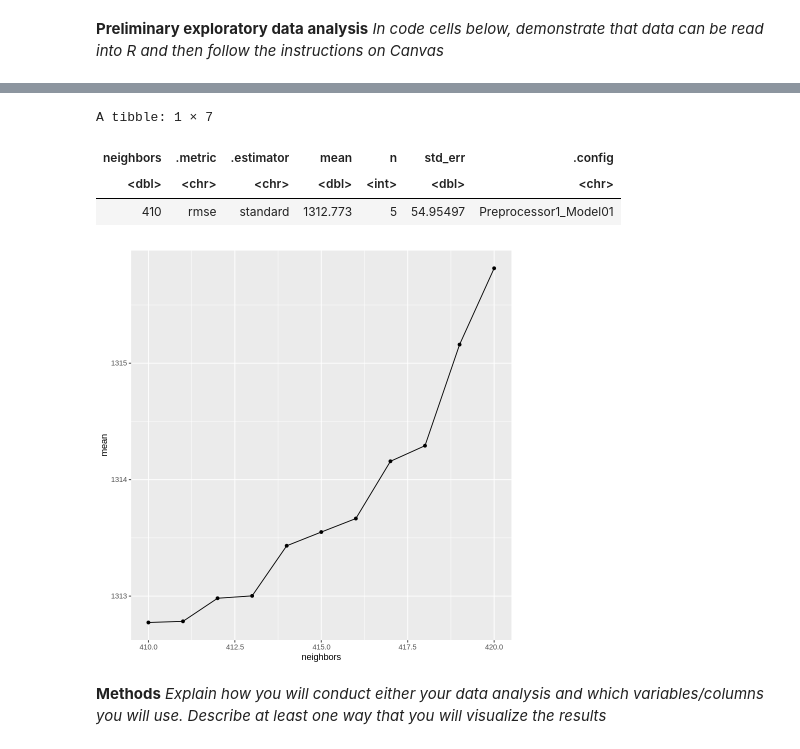
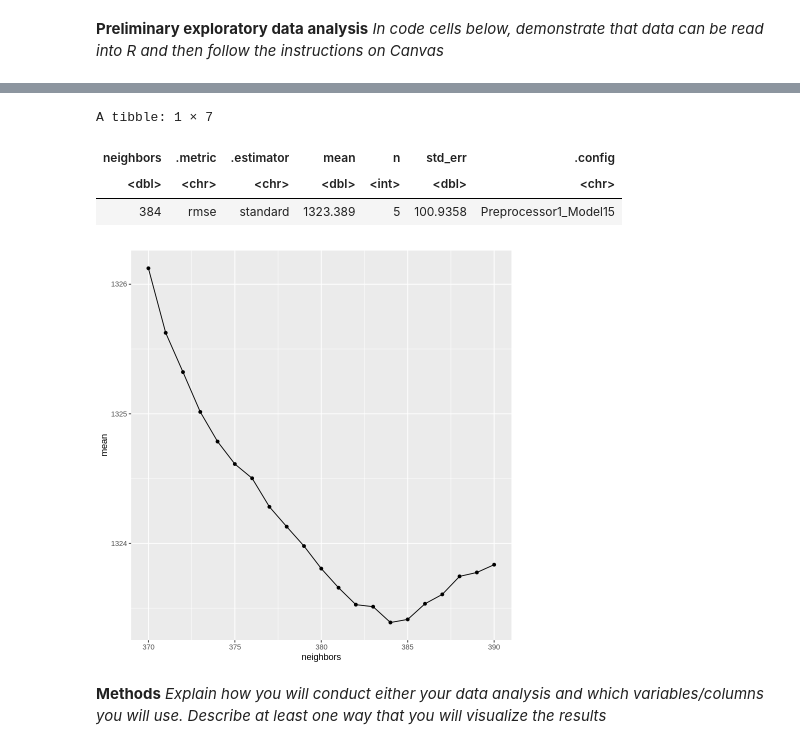
Before and after one commit to EliNAdr/DSCI-100_007-13, a Jupyter notebook: Proposal.ipynb, the cells around one changed output, grey strips where cells are left out. Cells and saved outputs as stored; diff of their text form; code cells hidden in the pictures.

```diff
--- a/Proposal.ipynb
+++ b/Proposal.ipynb
@@ -97,42 +113,42 @@ A tibble: 1 × 7
 # %%
-# k = 410 - v = 5 - mean = 1312.773
-set.seed(5555)
+# k = 384 - v = 5 - mean = 1323.389
+set.seed(4892)
 
 lose_recipe <- recipe(loser_rank_points ~ loser_ht, data = loser_train) |>
   step_scale(all_predictors()) |>
   step_center(all_predictors())
 
 lose_spec <- nearest_neighbor(weight_func = "rectangular", neighbors = tune()) |>
   set_engine("kknn") |>
   set_mode("regression")
 
 lose_workflow <- workflow() |>
   add_recipe(lose_recipe) |>
   add_model(lose_spec)
-#win_workflow
+#lose_workflow
 
 lose_vfold <- vfold_cv(loser_train, v = 5, strata = loser_rank_points)
 
-gridvals <- tibble(neighbors = seq(from = 410, to = 420, by = 1))
+gridvals <- tibble(neighbors = seq(from = 370, to = 390, by = 1))
 
 lose_results <- lose_workflow |>
   tune_grid(resamples = lose_vfold, grid = gridvals) |>
   collect_metrics() |>
   filter(.metric == "rmse")
-#win_results
+#lose_results
 
 lose_min <- lose_results |>
   filter(mean == min(mean))
 lose_min
 
 k_selec <- ggplot(lose_results, aes(x = neighbors, y = mean)) + geom_point() + geom_line()
 k_selec
 # %% [output]
 A tibble: 1 × 7
 | neighbors | .metric | .estimator | mean | n | std_err | .config |
 | <dbl> | <chr> | <chr> | <dbl> | <int> | <dbl> | <chr> |
-| 410 | rmse | standard | 1312.773 | 5 | 54.95497 | Preprocessor1_Model01 |
+| 384 | rmse | standard | 1323.389 | 5 | 100.9358 | Preprocessor1_Model15 |
-[figure, old version]
+[figure, new version]
 # %% [markdown]
 **Methods**
 *Explain how you will conduct either your data analysis and which variables/columns you will use.
```
Also changed, not shown: parts of 3 cells of this notebook.
